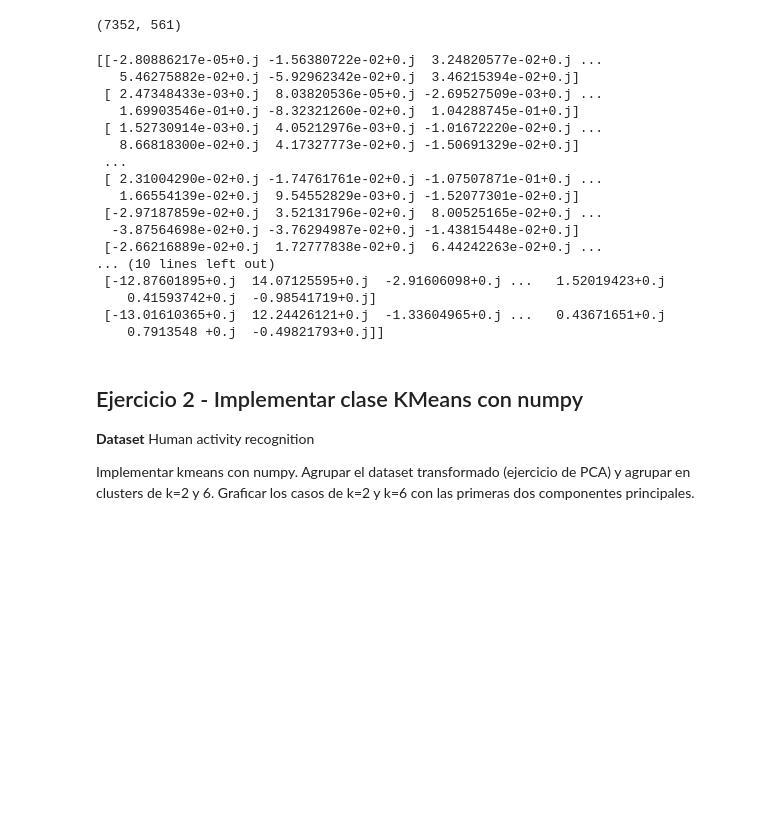
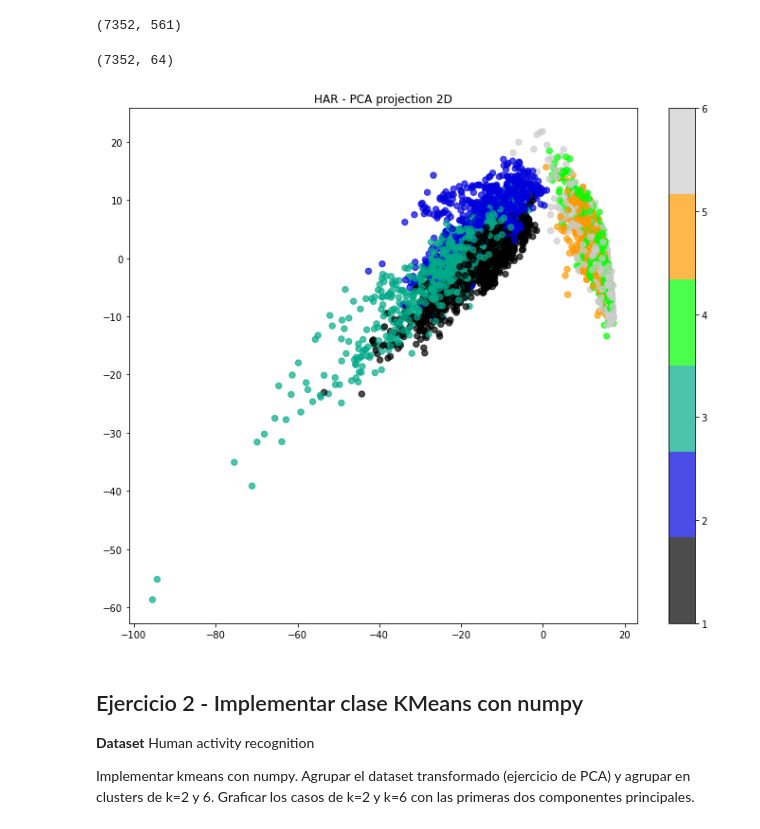
Before and after one commit to mbrito96/Entregables-SPAZ-CEIA, a Jupyter notebook: INTRO-IA/Trabajo_Practico_1.ipynb, the cells around one changed output. Cells and saved outputs as stored; diff of their text form; code cells hidden in the pictures; blank space fills up the shorter version.

Commit message:
retoques a plot de pca

```diff
--- a/INTRO-IA/Trabajo_Practico_1.ipynb
+++ b/INTRO-IA/Trabajo_Practico_1.ipynb
@@ -67,39 +70,27 @@ eigenValues_order = eigen_values[idx]
 eigenVectors_order = eigen_vectors[:,idx]
 
 
-variance_explained = []
-for i in eigen_values:
-     variance_explained.append((i/sum(eigen_values))*100)
-
-
-
-cumulative_variance_explained = np.cumsum(variance_explained)
-
-
-
-projection_matrix = (eigen_vectors.T[:][:64]).T
+#poner los 64 eigenvalores
+projection_matrix = (eigenVectors_order.T[:][:64]).T
 
 
 
 X_pca = X.dot(projection_matrix)
+
+print(X_pca.shape)
+
+#ahora en vez de 561 tengo 64 componentes
 # %% [output]
-[[-2.80886217e-05+0.j -1.56380722e-02+0.j  3.24820577e-02+0.j ...
-   5.46275882e-02+0.j -5.92962342e-02+0.j  3.46215394e-02+0.j]
- [ 2.47348433e-03+0.j  8.03820536e-05+0.j -2.69527509e-03+0.j ...
-   1.69903546e-01+0.j -8.32321260e-02+0.j  1.04288745e-01+0.j]
- [ 1.52730914e-03+0.j  4.05212976e-03+0.j -1.01672220e-02+0.j ...
-   8.66818300e-02+0.j  4.17327773e-02+0.j -1.50691329e-02+0.j]
- ...
- [ 2.31004290e-02+0.j -1.74761761e-02+0.j -1.07507871e-01+0.j ...
-   1.66554139e-02+0.j  9.54552829e-03+0.j -1.52077301e-02+0.j]
- [-2.97187859e-02+0.j  3.52131796e-02+0.j  8.00525165e-02+0.j ...
-  -3.87564698e-02+0.j -3.76294987e-02+0.j -1.43815448e-02+0.j]
- [-2.66216889e-02+0.j  1.72777838e-02+0.j  6.44242263e-02+0.j ...
-... (10 lines left out)
- [-12.87601895+0.j  14.07125595+0.j  -2.91606098+0.j ...   1.52019423+0.j
-    0.41593742+0.j  -0.98541719+0.j]
- [-13.01610365+0.j  12.24426121+0.j  -1.33604965+0.j ...   0.43671651+0.j
-    0.7913548 +0.j  -0.49821793+0.j]]
+(7352, 64)
+# %%
+# Graficamos los primeros dos componentes
+plt.figure(figsize=(12,10))
+plt.scatter(X_pca[:, 0], X_pca[:, 1], c=y_train, alpha=0.7, s=40, cmap=plt.cm.get_cmap('nipy_spectral', 6))
+plt.rcParams['axes.grid'] = False #Evita un warning
+plt.colorbar()
+plt.title('HAR - PCA projection 2D');
+# %% [output]
+[figure, added]
 # %% [markdown]
 ## Ejercicio 2 - Implementar clase KMeans con numpy
 **Dataset** Human activity recognition
```
Also changed, not shown: parts of 1 cell of this notebook.
